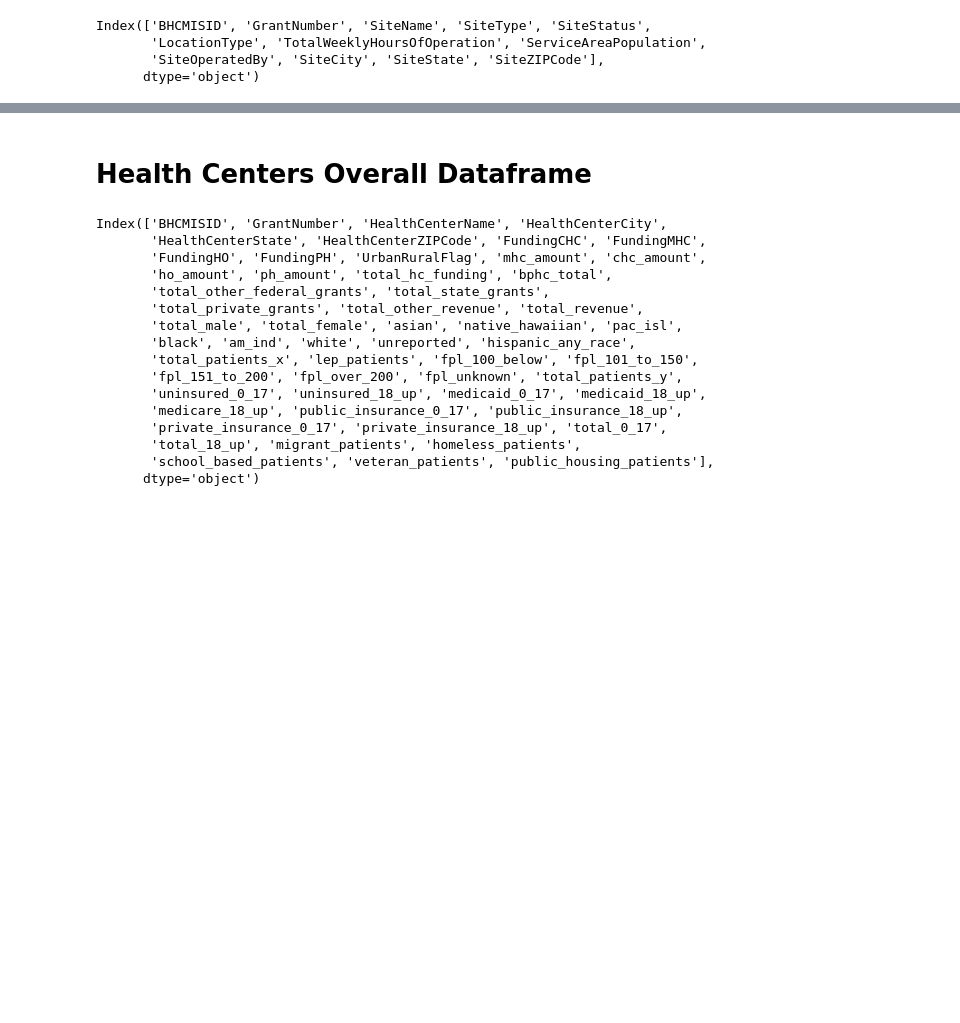
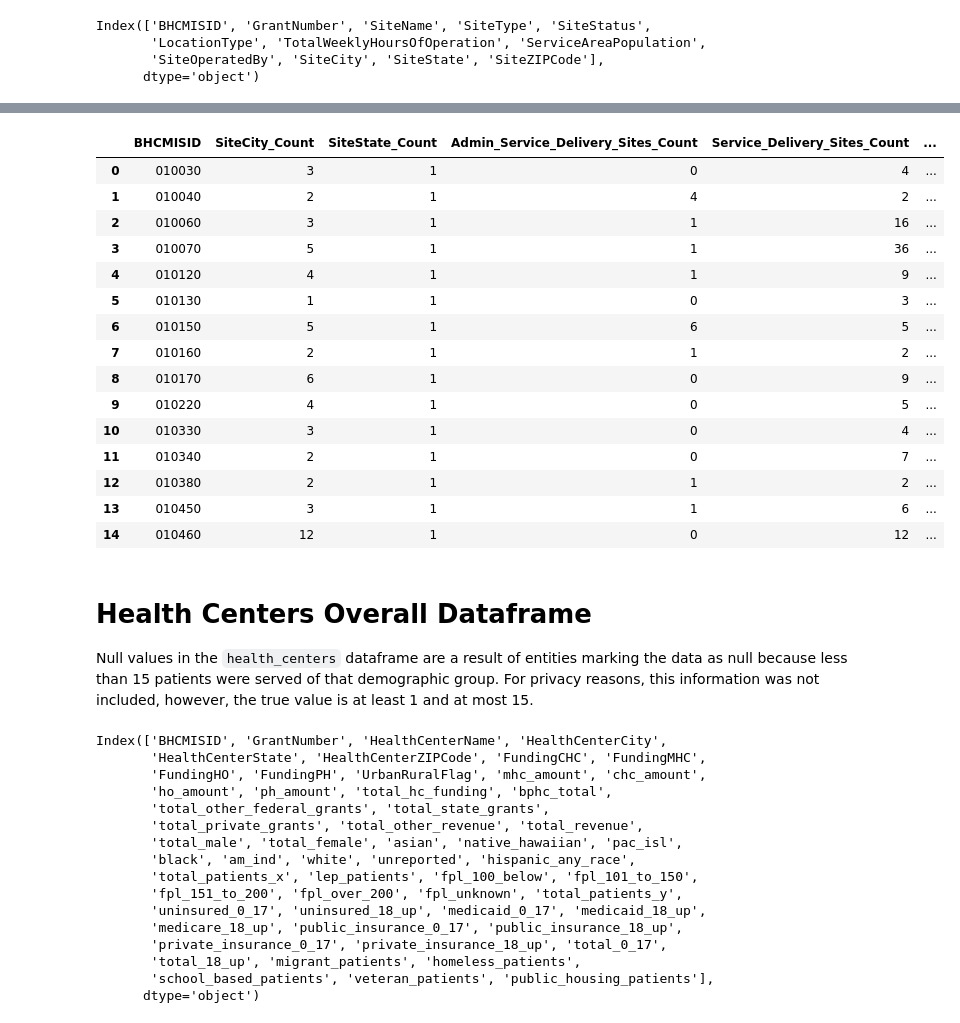
Before and after one commit to dezertdweller/capstone-project-fqhc-model, a Jupyter notebook: notebooks/data-wrangling.ipynb, the cells around one changed output, grey strips where cells are left out. Cells and saved outputs as stored; diff of their text form; code cells hidden in the pictures; blank space fills up the shorter version.

```diff
--- a/notebooks/data-wrangling.ipynb
+++ b/notebooks/data-wrangling.ipynb
@@ -257,0 +422,8 @@ Index(['BHCMISID', 'GrantNumber', 'SiteName', 'SiteType', 'SiteStatus',
+# %%
+# recreate site cities dataframe
+# subset for service delivery sites, group by entity ID, and identify number of unique states for each entity
+site_cities = service_sites.groupby('BHCMISID')['SiteCity'].nunique().reset_index()
+site_cities.rename(columns={'SiteCity':'SiteCity_Count'}, inplace=True)
+
+# show how many organizations operate in more than one state
+site_cities.sort_values('SiteCity_Count', ascending=False).head()
@@ -257,0 +439,7 @@ Index(['BHCMISID', 'GrantNumber', 'SiteName', 'SiteType', 'SiteStatus',
+# %%
+# subset for service delivery sites, group by entity ID, and identify number of unique states for each entity
+site_states = service_sites.groupby('BHCMISID')['SiteState'].nunique().reset_index()
+site_states.rename(columns={'SiteState':'SiteState_Count'}, inplace=True)
+
+# show how many organizations operate in more than one state
+site_states[site_states['SiteState_Count'] > 1].shape
@@ -257,0 +474,8 @@ Index(['BHCMISID', 'GrantNumber', 'SiteName', 'SiteType', 'SiteStatus',
+# %%
+# more efficient way to do what I did above via pivot_table()
+sites_count_2 = service_sites.pivot_table(index='BHCMISID', columns='SiteType', aggfunc='size', fill_value=0)
+sites_count_2.rename(columns={
+    'Service Delivery Site': 'Service_Delivery_Sites_Count',
+    'Administrative/Service Delivery Site': 'Admin_Service_Delivery_Sites_Count'
+}, inplace=True)
+sites_count_2.head()
@@ -257,0 +498,4 @@ Index(['BHCMISID', 'GrantNumber', 'SiteName', 'SiteType', 'SiteStatus',
+# %%
+# Total weekly hours of operation across all sites for each entity
+site_hours = service_sites.groupby('BHCMISID')['TotalWeeklyHoursOfOperation'].sum().reset_index()
+site_hours.head()
@@ -258,5 +509,28 @@ Index(['BHCMISID', 'GrantNumber', 'SiteName', 'SiteType', 'SiteStatus',
+# %%
+# create service sites summary dataframe
+service_sites_modified = pd.merge(site_cities, site_states, how='outer', on='BHCMISID').merge(sites_count_2, how='outer', left_on='BHCMISID', right_index=True).merge(site_hours, how='outer', on='BHCMISID')
+service_sites_modified.head(15)
+# %% [output]
+|  | BHCMISID | SiteCity_Count | SiteState_Count | Admin_Service_Delivery_Sites_Count | Service_Delivery_Sites_Count | ... |
+| 0 | 010030 | 3 | 1 | 0 | 4 | ... |
+| 1 | 010040 | 2 | 1 | 4 | 2 | ... |
+| 2 | 010060 | 3 | 1 | 1 | 16 | ... |
+| 3 | 010070 | 5 | 1 | 1 | 36 | ... |
+| 4 | 010120 | 4 | 1 | 1 | 9 | ... |
+| 5 | 010130 | 1 | 1 | 0 | 3 | ... |
+| 6 | 010150 | 5 | 1 | 6 | 5 | ... |
+| 7 | 010160 | 2 | 1 | 1 | 2 | ... |
+| 8 | 010170 | 6 | 1 | 0 | 9 | ... |
+| 9 | 010220 | 4 | 1 | 0 | 5 | ... |
+| 10 | 010330 | 3 | 1 | 0 | 4 | ... |
+| 11 | 010340 | 2 | 1 | 0 | 7 | ... |
+| 12 | 010380 | 2 | 1 | 1 | 2 | ... |
+| 13 | 010450 | 3 | 1 | 1 | 6 | ... |
+| 14 | 010460 | 12 | 1 | 0 | 12 | ... |
 # %% [markdown]
 # Health Centers Overall Dataframe
+
+Null values in the `health_centers` dataframe are a result of entities marking the data as null because less than 15 patients were served of that demographic group. For privacy reasons, this information was not included, however, the true value is at least 1 and at most 15.
 # %%
 health_centers.columns
 # %% [output]
```
Also changed, not shown: parts of 50 cells of this notebook, 2 other files.
